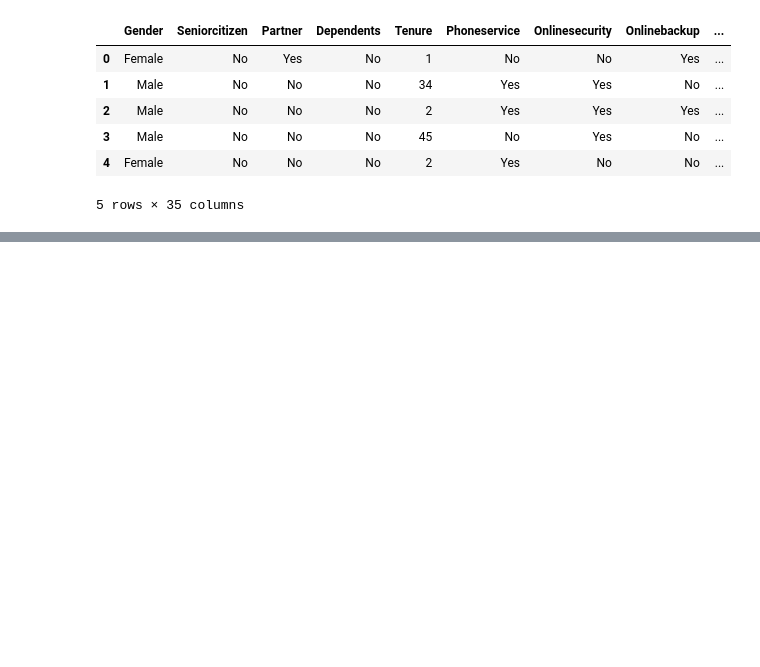
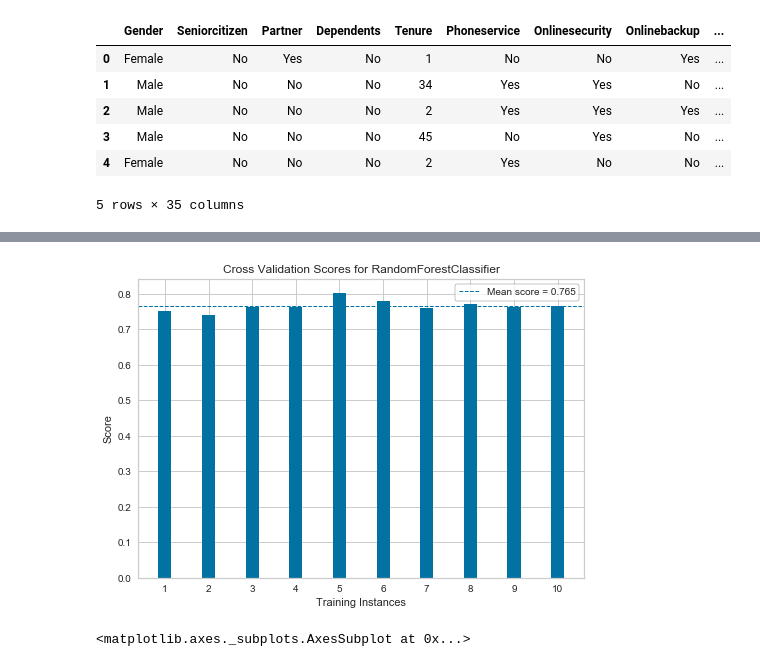
Before and after one commit to NextLmabda/classMaterials, a Jupyter notebook: projectDemo/DEMO/run.ipynb, the cells around one changed output, grey strips where cells are left out. Saved outputs shown, nothing was run; the diff lists cells and outputs as text; code cells hidden in the pictures; blank space fills up the shorter version.

```diff
--- a/projectDemo/DEMO/run.ipynb
+++ b/projectDemo/DEMO/run.ipynb
@@ -117,0 +389,9 @@ df.to_csv('Model_DataFrame.csv')
+# %%
+from sklearn.ensemble import RandomForestClassifier as RFC
+model_random = RFC()
+visualizer = CVScores(model_random, cv = cv, scoring = 'f1_weighted')
+visualizer.fit(X_train, y_train)
+visualizer.show()
+# %% [output]
+[figure, added]
+<matplotlib.axes._subplots.AxesSubplot at 0x...>
```
Also changed, not shown: parts of 54 cells of this notebook, 6 other files.
